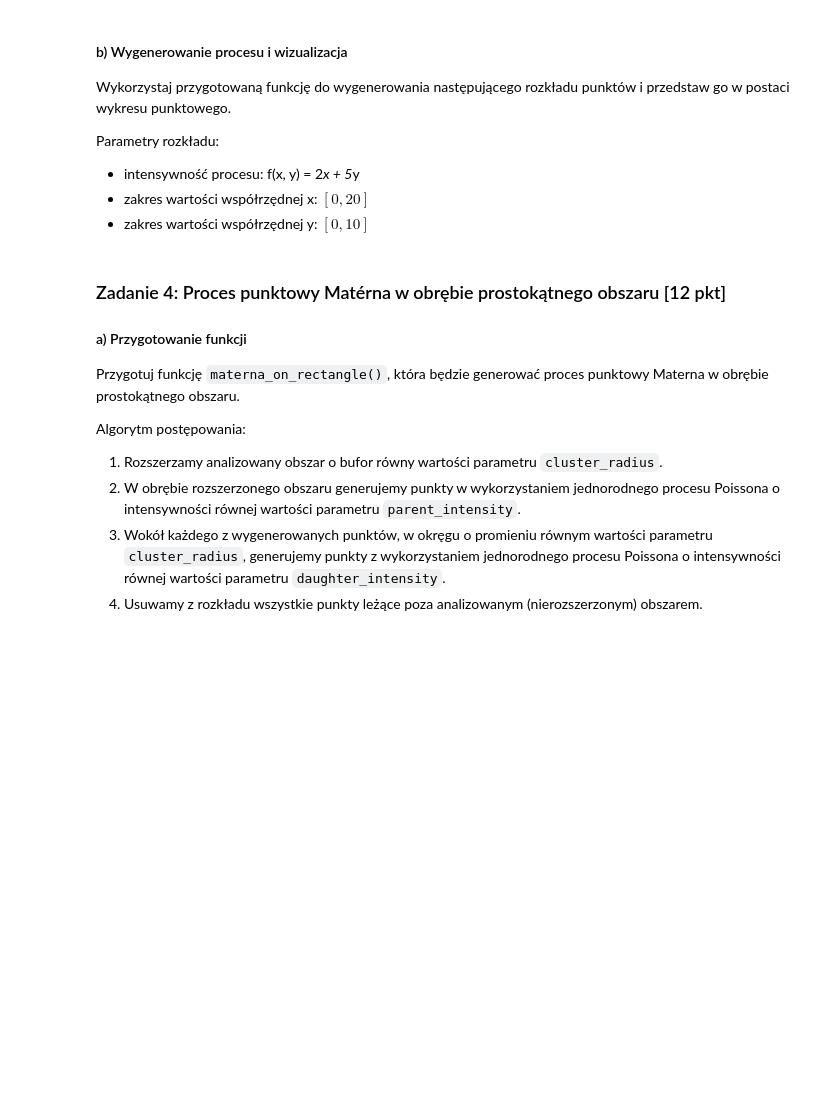
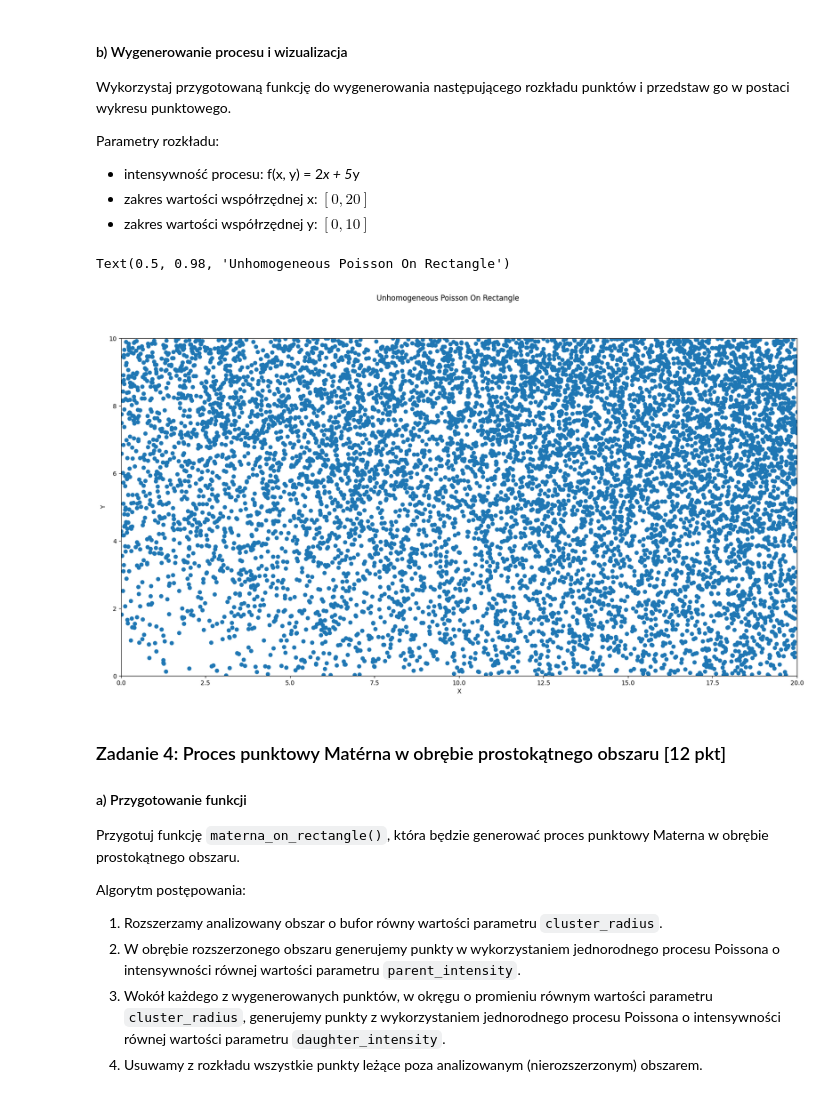
Before and after one commit to zuzannabrauer/spatialDataAnalysis, a Jupyter notebook: ZZ01.ipynb, the cells around one changed output. Cells and saved outputs as stored; diff of their text form; code cells hidden in the pictures; blank space fills up the shorter version.

```diff
--- a/ZZ01.ipynb
+++ b/ZZ01.ipynb
@@ -251,8 +255,22 @@ def unhomogeneous_poisson_on_rectangle(intensity_function, x_lim, y_lim):
     points: DataFrame
         Tablica zawierająca dwie kolumny ze współrzędnymi punktów opisane jako "X" i "Y".
     """
-    # YOUR CODE HERE
-    raise NotImplementedError()
+    # funkcja pomocnicza do użycia w poszukiwaniu maksimum
+    def intensity(x,sign=1.0):
+        return sign*intensity_function(x[0],x[1])
+    # Initial quess - dajemy środek przedziału
+    x0 = [(x_lim[1]+x_lim[0])/2,(y_lim[1]+y_lim[0])/2]
+    args_max = sp.optimize.minimize(intensity, [-1.0,1.0], args=(-1.0,),bounds = ((x_lim[0],x_lim[1]),(y_lim[0],y_lim[1])))
+    imax = intensity_function(args_max.x[0],args_max.x[1])
+
+    points = homogeneous_poisson_on_rectangle(imax, x_lim, y_lim)
+
+    for ind in range(len(points)-1,-1,-1):
+        prob = 1 - intensity_function(points.iloc[ind,0],points.iloc[ind,1])/imax
+        if (random.random() < prob):
+            points.drop(ind,inplace = True)
+
+    return points
 # %%
 # Komórka testowa
 def test_intensity_function(x, y):
@@ -284,8 +302,21 @@ Parametry rozkładu:
  - zakres wartości współrzędnej x: $[0, 20]$
  - zakres wartości współrzędnej y: $[0, 10]$
 # %%
-# YOUR CODE HERE
-raise NotImplementedError()
+def intensity_function(x, y):
+    return 2*x + 5*y
+
+fig, axes = plt.subplots(1,1,figsize=(20,10))
+points =  unhomogeneous_poisson_on_rectangle(intensity_function, [0,20], y_lim=[0,10])
+axes.axis("square")
+axes.set_xlim(0,20)
+axes.set_ylim(0,10)
+plt.xlabel("X")
+plt.ylabel("Y")
+plt.scatter(points["X"], points["Y"])
+fig.suptitle("Unhomogeneous Poisson On Rectangle")
+# %% [output]
+Text(0.5, 0.98, 'Unhomogeneous Poisson On Rectangle')
+[figure, added]
 # %% [markdown]
 ### Zadanie 4: Proces punktowy Matérna w obrębie prostokątnego obszaru [12 pkt]
 
```
Also changed, not shown: parts of 4 cells of this notebook.
